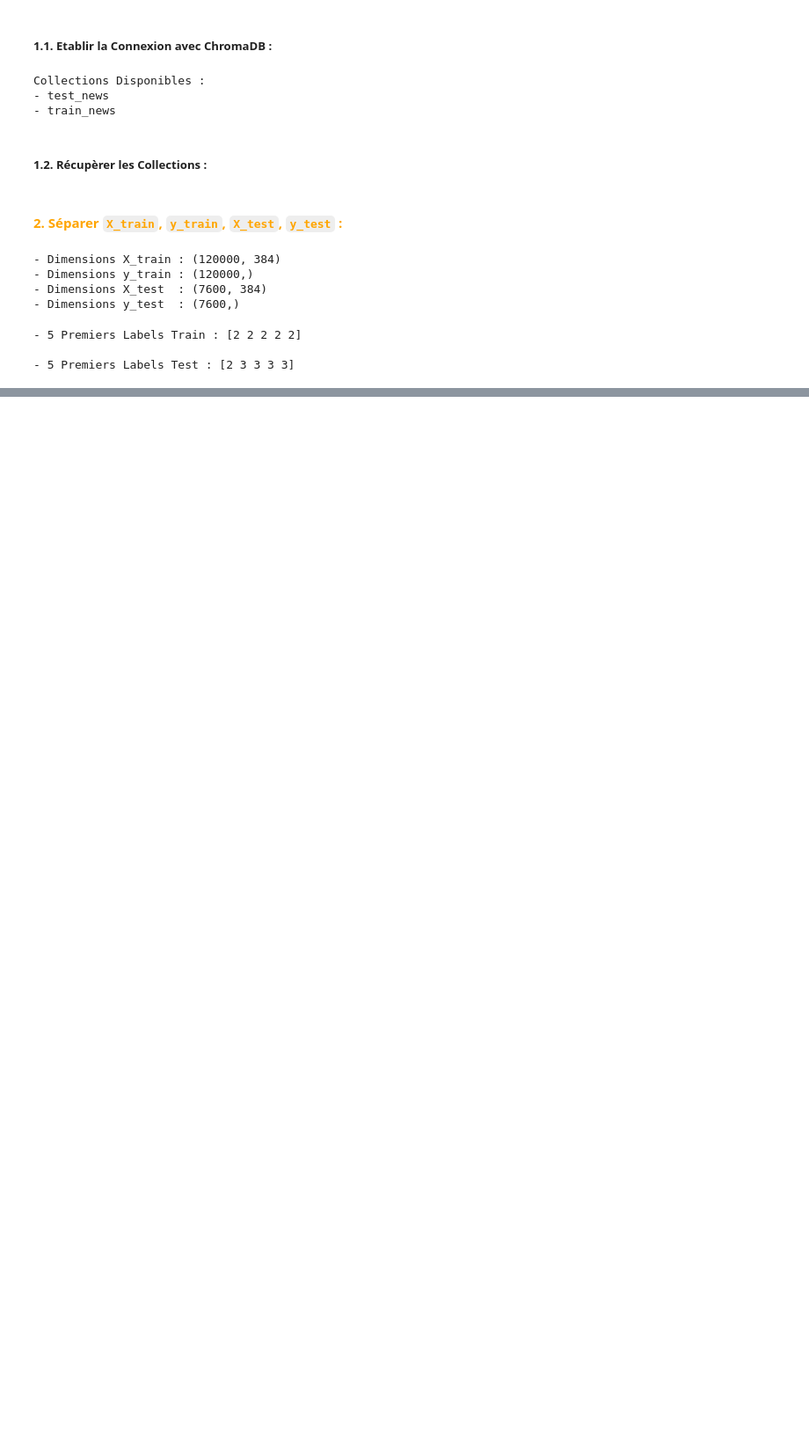
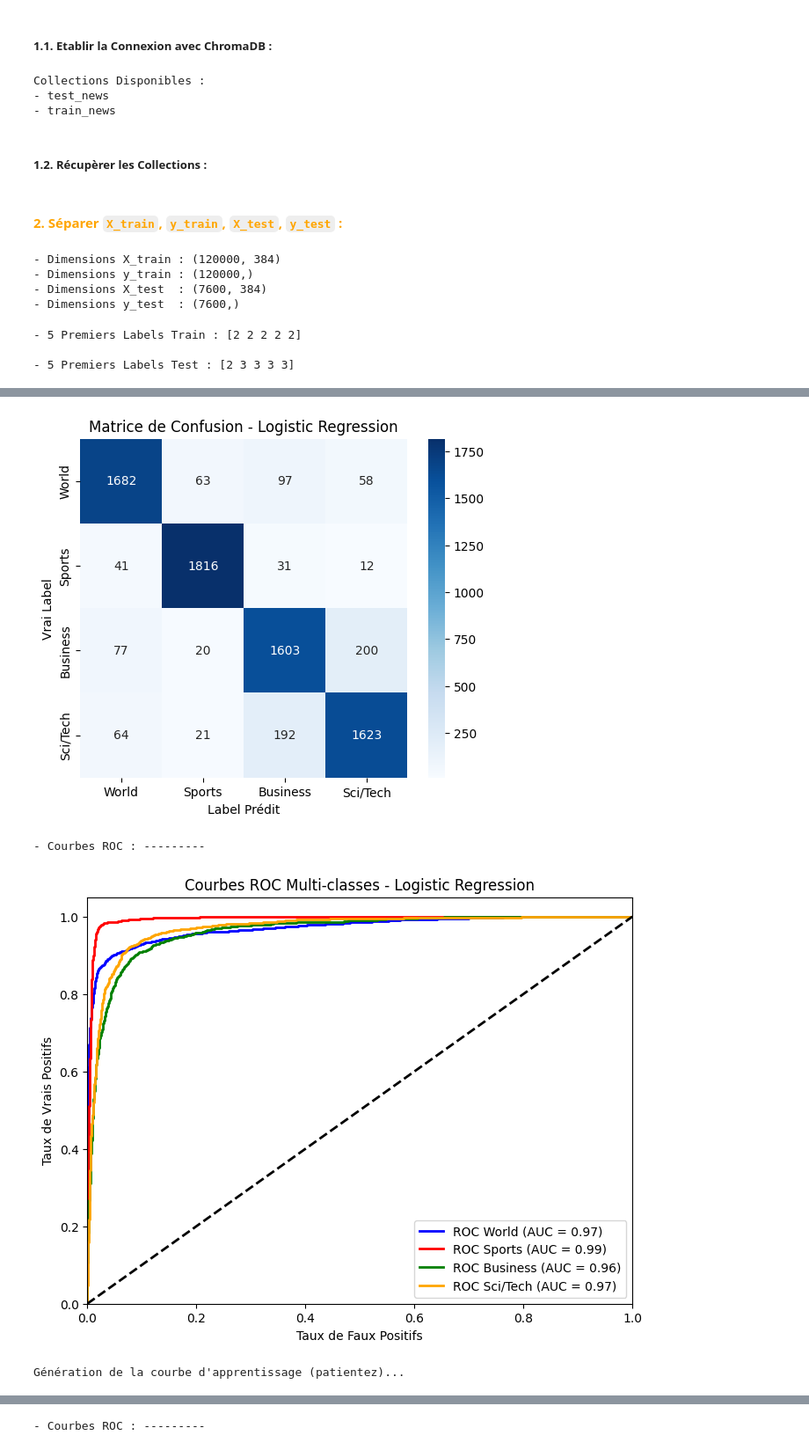
Before and after one commit to ABDELHAFIDAIT/News-Classifier, a Jupyter notebook: notebooks/06_training.ipynb, the cells around one changed output, grey strips where cells are left out. Shown at 88% size. Saved outputs shown, nothing was run; the diff lists cells and outputs as text; code cells hidden in the pictures; blank space fills up the shorter version.

Commit message:
NC-13 Entraînement des modèles

```diff
--- a/notebooks/06_training.ipynb
+++ b/notebooks/06_training.ipynb
@@ -73,0 +76,75 @@ print("\n- 5 Premiers Labels Test :", y_test[:5])
+# %%
+from sklearn.linear_model import LogisticRegression
+from sklearn.svm import LinearSVC
+from sklearn.calibration import CalibratedClassifierCV
+from sklearn.metrics import accuracy_score, classification_report, confusion_matrix, roc_curve, auc, roc_auc_score
+import seaborn as sns
+from sklearn.model_selection import learning_curve
+from sklearn.preprocessing import label_binarize
+import matplotlib.pyplot as plt
+import numpy as np
+from utils.functions import plot_confusion_matrix, plot_multiclass_roc, plot_learning_curve_graph
+from sklearn.ensemble import RandomForestClassifier
+
+
+# Noms des classes
+target_names = ["World", "Sports", "Business", "Sci/Tech"]
+n_classes = len(target_names)
+
+# Binarisation des labels pour le calcul ROC (Multi-classe)
+y_test_bin = label_binarize(y_test, classes=[0, 1, 2, 3])
+
+
+models = {
+    "Logistic Regression": LogisticRegression(
+        C=1,
+        solver='saga',
+        # multi_class='multinomial',
+        max_iter=1000
+    ),
+    "Linear SVC (Calibrated)": CalibratedClassifierCV(
+        estimator=LinearSVC(C=0.1, penalty='l2', dual=False, max_iter=2000),
+        method='sigmoid'    # Permet d'avoir predict_proba pour l'AUC
+    ),
+    "Random Forest": RandomForestClassifier(
+        n_estimators=200,
+        n_jobs=-1,
+        random_state=42
+    )
+}
+
+
+
+for name, model in models.items():
+    print("="*60)
+    print(f"\tTRAITEMENT DU MODÈLE : {name}")
+    print("="*60)
+
+    # A. Entraînement
+    print("\n- Entraînement...")
+    model.fit(X_train, y_train)
+
+    # B. Prédictions
+    y_pred = model.predict(X_test)
+    y_prob = model.predict_proba(X_test) # Nécessaire pour ROC/AUC
+
+    # C. Métriques Texte
+    acc = accuracy_score(y_test, y_pred)
+    auc_global = roc_auc_score(y_test_bin, y_prob, multi_class='ovr')
+
+    print(f"\n- Accuracy  : {acc:.4f}")
+    print(f"- AUC Score (OvR) : {auc_global:.4f}")
+    print("\n- Rapport de Classification  : ---------")
+    print(classification_report(y_test, y_pred, target_names=target_names))
+
+    print("\n- Matrices de Confusion : ---------")
+    plot_confusion_matrix(y_test, y_pred, name, target_names)
+
+    print("\n- Courbes ROC : ---------")
+    plot_multiclass_roc(y_test_bin, y_prob, name, n_classes, target_names)
+
+    print("Génération de la courbe d'apprentissage (patientez)...")
+    plot_learning_curve_graph(model, X_train, y_train, name)
+
+    print("\n\n")
+# %% [output]
@@ -73,0 +168,4 @@ print("\n- 5 Premiers Labels Test :", y_test[:5])
+[figure, added]
+- Courbes ROC : ---------
+[figure, added]
+Génération de la courbe d'apprentissage (patientez)...
@@ -73,0 +191 @@ print("\n- 5 Premiers Labels Test :", y_test[:5])
+- Courbes ROC : ---------
```
Also changed, not shown: parts of 2 cells of this notebook, 2 other files.
